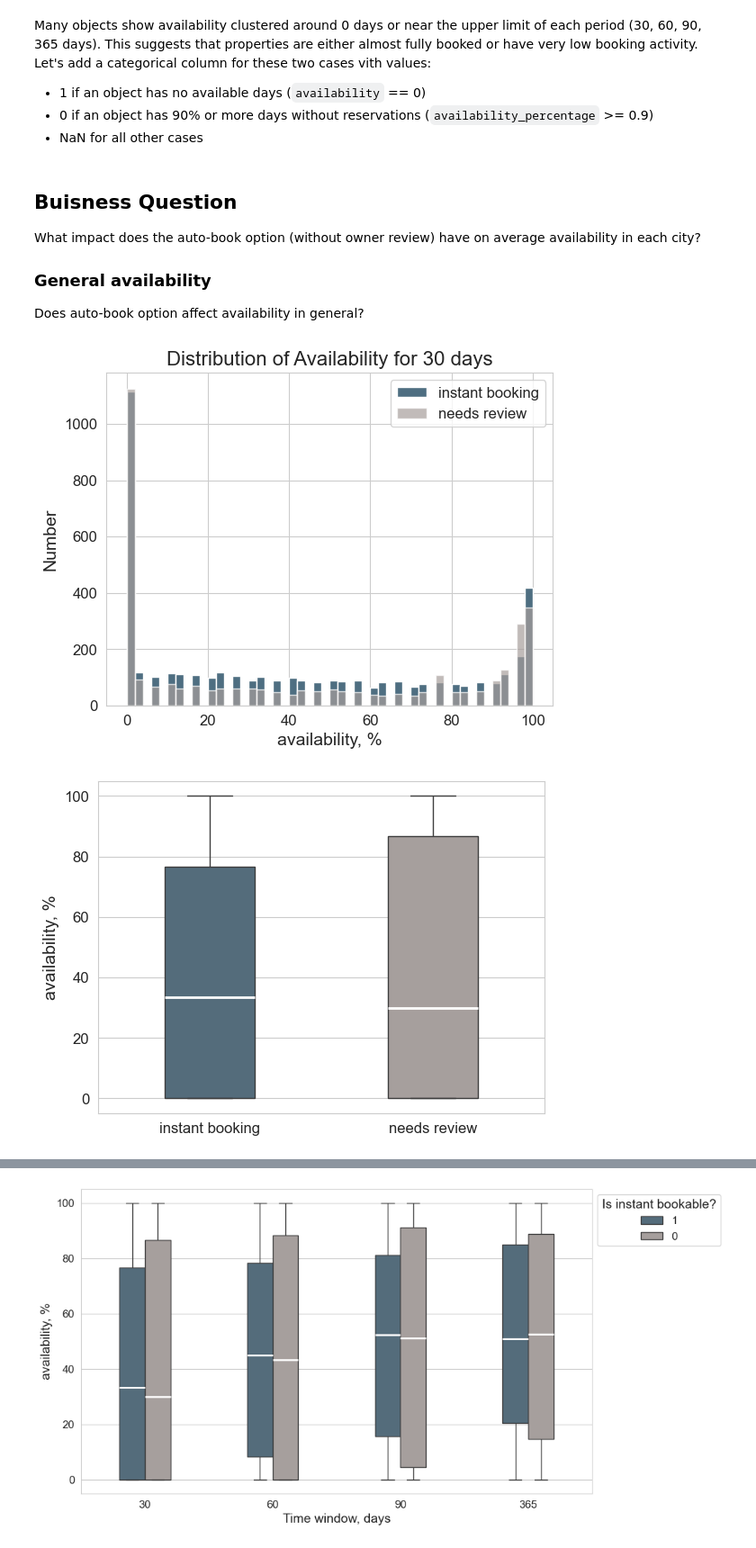
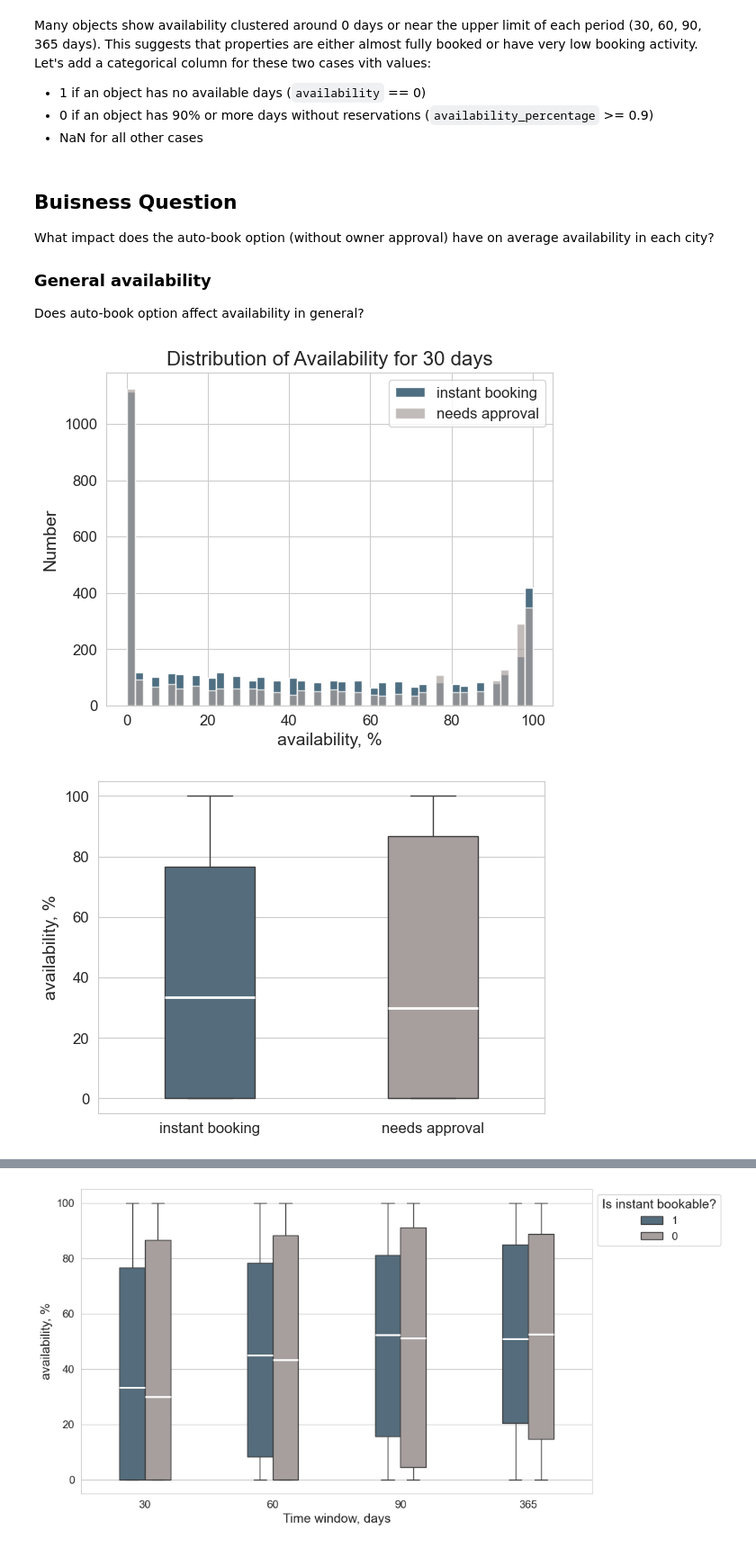
Before and after one commit to luybashu/tourism-accomodations-project, a Jupyter notebook: Scripts/S2_inventory.ipynb, the cells around one changed output, grey strips where cells are left out. Shown at 90% size. Cells and saved outputs as stored; diff of their text form; code cells hidden in the pictures.

```diff
--- a/Scripts/S2_inventory.ipynb
+++ b/Scripts/S2_inventory.ipynb
@@ -49,8 +49,8 @@ sns.set_style("whitegrid")
 # %% [markdown]
 ## Data Loading
 # %%
-PATH = 'Data'
-FILENAME = 'Tourist_Accommodation31032025.csv'
+PATH = 'data'
+FILENAME = f'data_sprint2.csv'
 # %%
 # define function to read file
 def read_file(filename):
@@ -320,39 +320,39 @@ df_long['is_fully_booked'] = np.where(df_long['availability']==0, 1, 0)
 df_long['is_empty'] = np.where(df_long['availability'] >= df_long['period']*0.9, 1, 0)
 # %% [markdown]
 ## Buisness Question
-What impact does the auto-book option (without owner review) have on average availability in each city?
+What impact does the auto-book option (without owner approval) have on average availability in each city?
 
 ### General availability
 Does auto-book option affect availability in general?
 # %%
 for per in df_long['period'].unique():
     # hist
     df_long.query('period==@per and is_instant_bookable==1')['availability_percentage'].hist(bins=50)
     df_long.query('period==@per and is_instant_bookable==0')['availability_percentage'].hist(bins=50, alpha=0.7)
 
     plt.title(f'Distribution of Availability for {per} days')
     plt.ylabel('Number')
     plt.xlabel('availability, %')
-    plt.legend(['instant booking', 'needs review'])
+    plt.legend(['instant booking', 'needs approval'])
     plt.show()
 
     # boxplot
     sns.boxplot(
         data=df_long.query('period==@per'),
         x='is_instant_bookable',
         y='availability_percentage',
         hue='is_instant_bookable',
         order=[1, 0],
         hue_order=[1, 0],
         width=0.4, legend=False,
         medianprops={"color": "w", "linewidth": 2}
     )
 
     plt.xlabel(None)
-    plt.xticks(ticks=[0, 1], labels=['instant booking', 'needs review'])
+    plt.xticks(ticks=[0, 1], labels=['instant booking', 'needs approval'])
     plt.ylabel('availability, %')
     plt.show()
     print()
 # %% [output]
-[figure, old version]
+[figure, new version]
-[figure, old version]
+[figure, new version]
```
Also changed, not shown: parts of 12 cells of this notebook.
